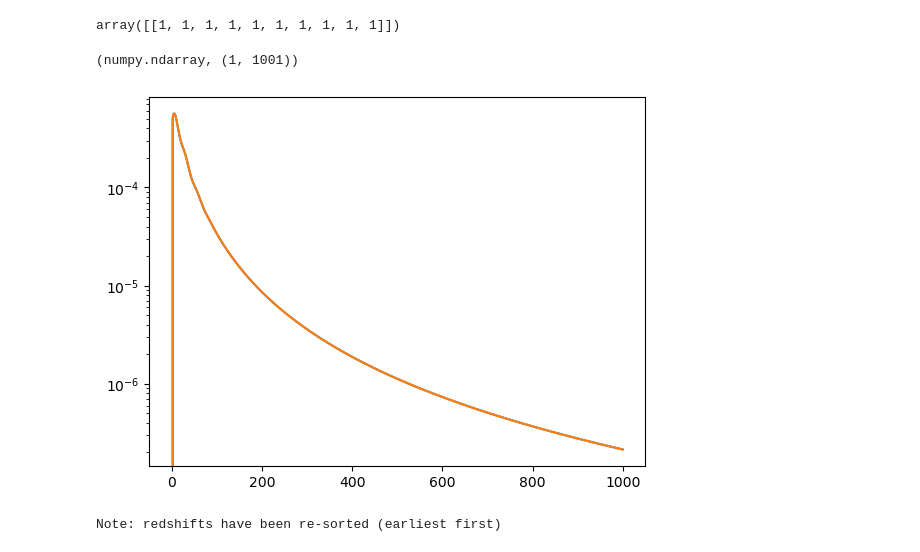
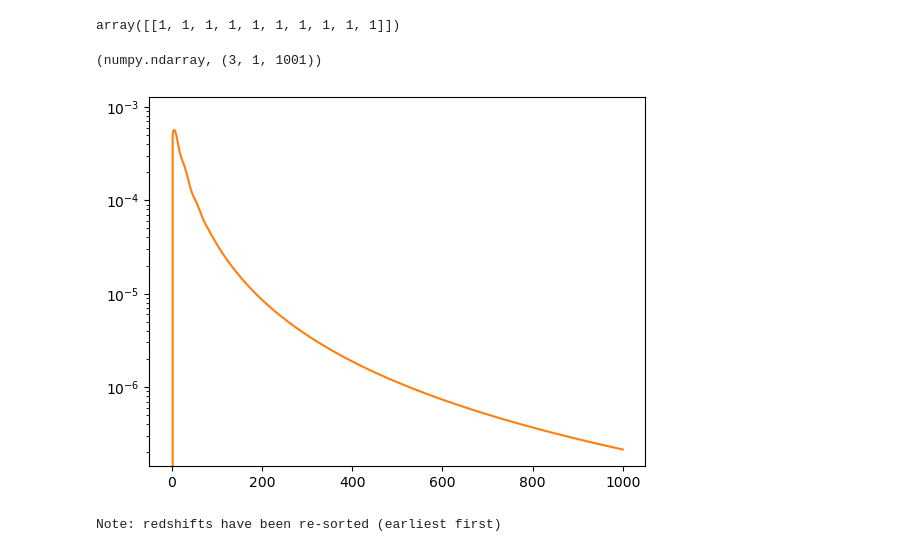
Before and after one commit to PaulineGorbatchev/C_ells, a Jupyter notebook: test.ipynb, the cells around one changed output. Cells and saved outputs as stored; diff of their text form; code cells hidden in the pictures.

```diff
--- a/test.ipynb
+++ b/test.ipynb
@@ -124,8 +116,8 @@ params_signals = {
     'Omega_Lambda' : 0.69,
     'H_0' : 67.66,
     'z' : 0.15,
-    'bias_F' : 1.,
-    'bias_B' : 1.5,
+    'bias_F' : [1.],
+    'bias_B' : [1.5],
     'lmax' : 1000
 }
 # %%
@@ -137,16 +128,18 @@ Cell1_new = my_signals.Cell1_new()
+# %%
+Cells_DD_new = my_signals.Cells_DD()
 # %%
-type(Cell1_new), np.shape(Cell1_new)
+type(Cells_DD_new), np.shape(Cells_DD_new)
 # %% [output]
-(numpy.ndarray, (1, 1001))
+(numpy.ndarray, (3, 1, 1001))
 # %%
 import matplotlib.pyplot as plt
 
-plt.plot(Cell1_new[0])
+plt.plot(Cells_DD_new[0])
 plt.plot(Cell1)
 
 plt.yscale('log')
 # %% [output]
-[figure, old version]
+[figure, new version]
 # %%
 s8int = alpha_funcs.sigma8()
 # %% [output]
```
Also changed, not shown: parts of 18 cells of this notebook, 1 other file.
